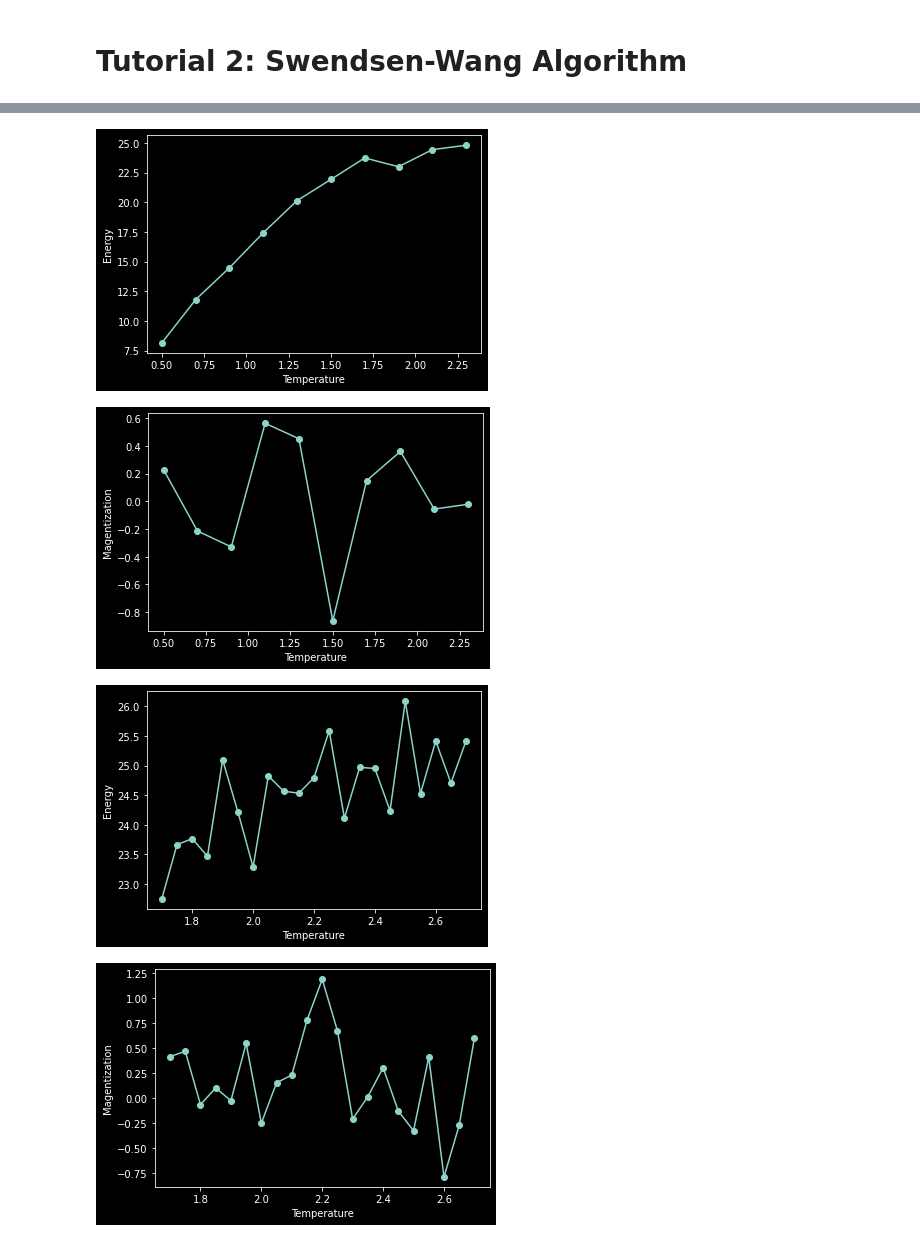
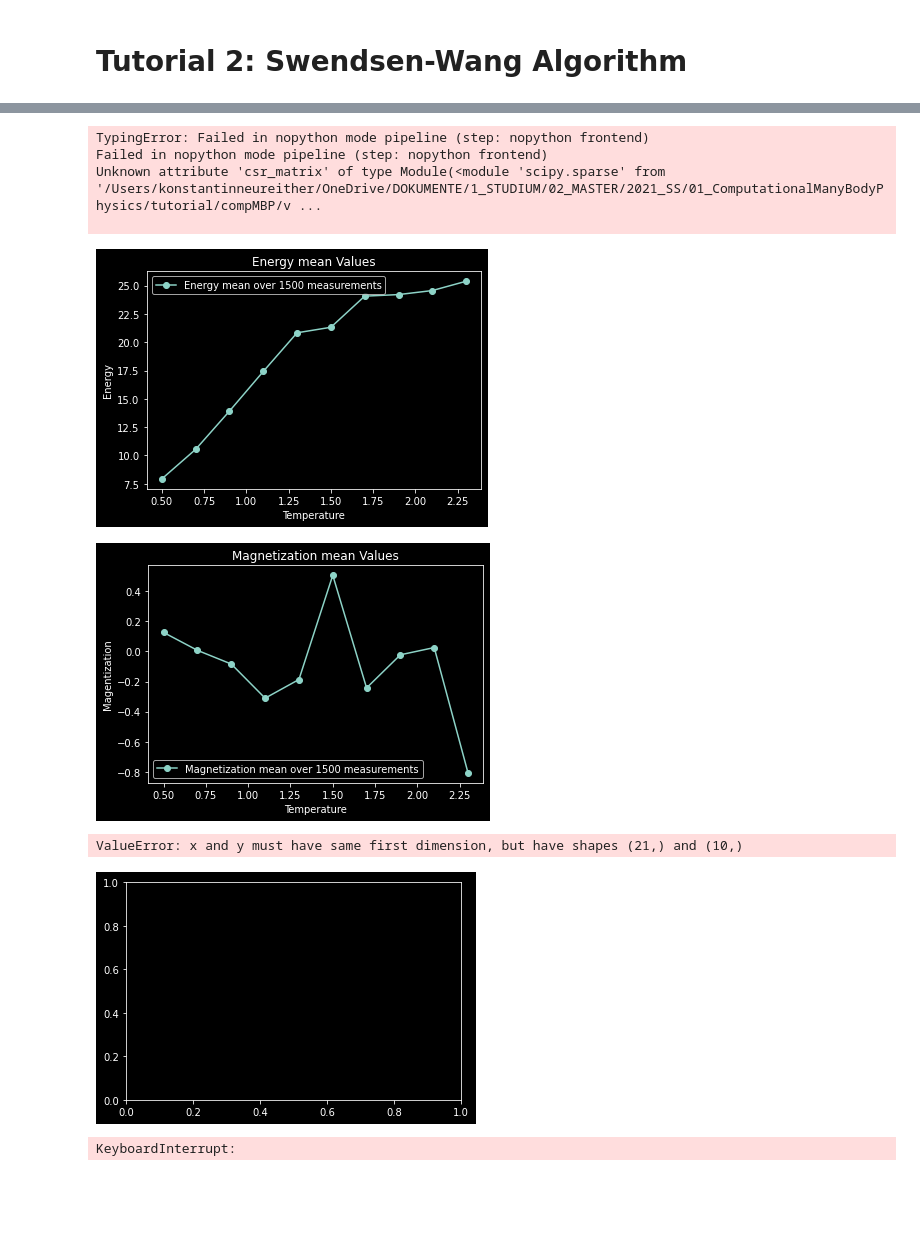
Before and after one commit to climbingfreak/compMBP, a Jupyter notebook: tutorial_02/Tutorial2.ipynb, the cells around one changed output, grey strips where cells are left out. Drawn from its saved outputs; the diff is of its cells as text; code cells hidden in the pictures; blank space fills up the shorter version.

Commit message:
tutorial 05 added

```diff
--- a/tutorial_02/Tutorial2.ipynb
+++ b/tutorial_02/Tutorial2.ipynb
@@ -16,16 +18,18 @@ def index2D(L_y, n):
     return n // L_y, n % L_y
 # %%
 # a)
-
+@jit(nopython=True)
 def get_bond_array(L_x, L_y):
     nodes = np.arange(L_x * L_y)
-    bonds = []
+    bonds = np.zeros((len(nodes)*2, 2), dtype=np.int16)
 
-    for n in nodes:
+    for i, n in enumerate(nodes):
         x,y = index2D(L_y, n)
         x_neighbour = (x+1) % L_x
         y_neighbour = (y+1) % L_y
-        bonds.append([n, index1D(L_y, x, y_neighbour)])
-        bonds.append([n, index1D(L_y, x_neighbour, y)])
+        bonds[2*i] = np.array([n, index1D(L_y, x, y_neighbour)])
+        bonds[2*i+1] = np.array([n, index1D(L_y, x_neighbour, y)])
 
-    return np.array(bonds, dtype=int)
+    return bonds
+
+print(get_bond_array(3,3))
@@ -73,6 +97,7 @@ def flip_cluster(spins, bonds, L_x, L_y, T):
     N = L_x * L_y
     weights = assign_weights(bonds, spins, T)
 
+    # scipy.sparse is not compatible with numba ... :(
     graph = sparse.csr_matrix((weights, (bonds[:,0], bonds[:,1])), shape=(N,N))
     graph_combined = graph+graph.T
 
@@ -81,7 +106,7 @@ def flip_cluster(spins, bonds, L_x, L_y, T):
    # flipping the actual clusters
     for cluster in range(1,cluster_cnt):
         if np.random.rand() > 0.5:
-            spins[cluster_labels == cluster] *= -1
+            spins[cluster_labels == cluster] *= 1
 
     # flipping the single member clusters
     for idx in range(len(spins)):
@@ -118,7 +145,7 @@ def run_mc(T, L_x=6, L_y=6):
     Ms = [] # magnetizations
     Iterations = []
 
-    for i in tqdm(range(N_flips)):
+    for i in range(N_flips):
         flip_cluster(spins, bonds, L_x, L_y, T)
 
         if i < N_eq:
@@ -131,42 +158,55 @@ def run_mc(T, L_x=6, L_y=6):
 
 
 
-    return np.mean(Es), np.mean(Ms), len(Es)
+    return np.mean(Es), np.mean(Ms), np.std(Es), np.std(Ms), len(Es)
 
 
 def run_temperatures(Ts):
     Es = []
     Ms = []
+    dEs = []
+    dMs = []
 
     for T in Ts:
         #print("Running temperature {}".format(T))
-        E, M, cnt = run_mc(T)
+        E, M, dE, dM, cnt = run_mc(T)
         Es.append(E)
         Ms.append(M)
+        dEs.append(dE)
+        dMs.append(dM)
 
 
-    return Ts, Es, Ms, cnt
+    return Es, Ms, dEs, dMs, cnt
 
 
-def make_plots(Ts, Es, Ms):
+def make_plots(Ts, Es, Ms, cnt):
     plt.plot(Ts, Es, "-o", label="Energy mean over {} measurements".format(cnt))
     plt.xlabel("Temperature")
     plt.ylabel("Energy")
+    plt.title("Energy mean Values")
+    plt.legend()
 
     plt.figure()
     plt.plot(Ts, Ms, "-o", label="Magnetization mean over {} measurements".format(cnt))
 
     plt.xlabel("Temperature")
     plt.ylabel("Magentization")
+    plt.title("Magnetization mean Values")
+    plt.legend()
 
     plt.show()
 # %%
 Ts = np.arange(0.5, 2.5, 0.2)
-Ts, Es, Ms, cnt = run_temperatures(Ts)
+Es, Ms, dEs, dMs, cnt = run_temperatures(Ts)
+# %% [output]
+TypingError: Failed in nopython mode pipeline (step: nopython frontend)
+Failed in nopython mode pipeline (step: nopython frontend)
+Unknown attribute 'csr_matrix' of type Module(<module 'scipy.sparse' from '/Users/konstantinneureither/OneDrive/DOKUMENTE/1_STUDIUM/02_MASTER/2021_SS/01_ComputationalManyBodyPhysics/tutorial/compMBP/v ...
+
 # %%
-make_plots(Ts, Es, Ms)
+make_plots(Ts, Es, Ms, cnt)
 # %% [output]
-[figure, old version]
+[figure, new version]
-[figure, old version]
+[figure, new version]
 # %%
 Ts = np.arange(1.7, 2.7, .05)
@@ -174,5 +214,5 @@ Ts, Es, Ms, cnt = run_temperatures(Ts)
 # %%
-make_plots(Ts, Es, Ms)
+make_plots(Ts, Es, Ms, cnt)
 # %% [output]
+ValueError: x and y must have same first dimension, but have shapes (21,) and (10,)
-[figure, old version]
+[figure, new version]
-[figure, removed]
@@ -178,0 +265,4 @@ make_plots(Ts, Es, Ms)
+# %%
+run_system_sizes()
+# %% [output]
+KeyboardInterrupt:
```
Also changed, not shown: parts of 6 cells of this notebook, 6 other files.
